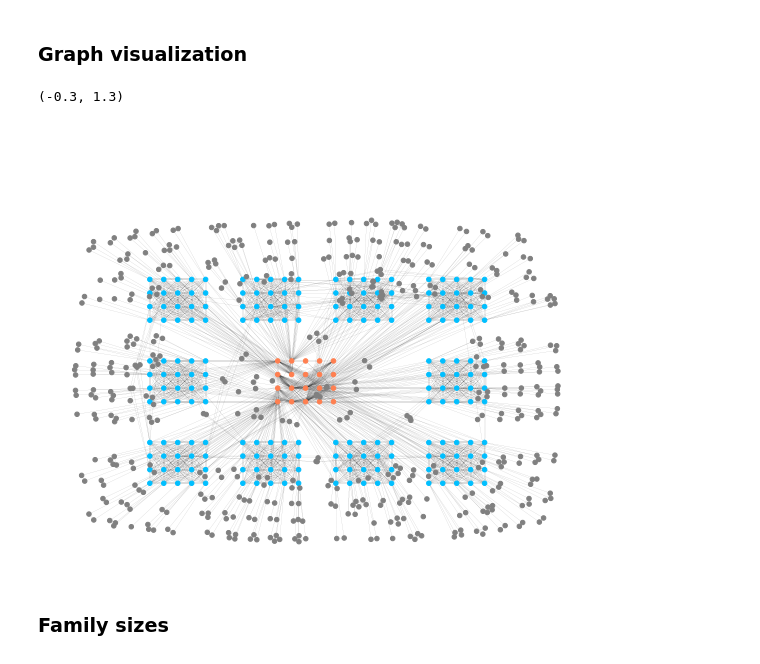
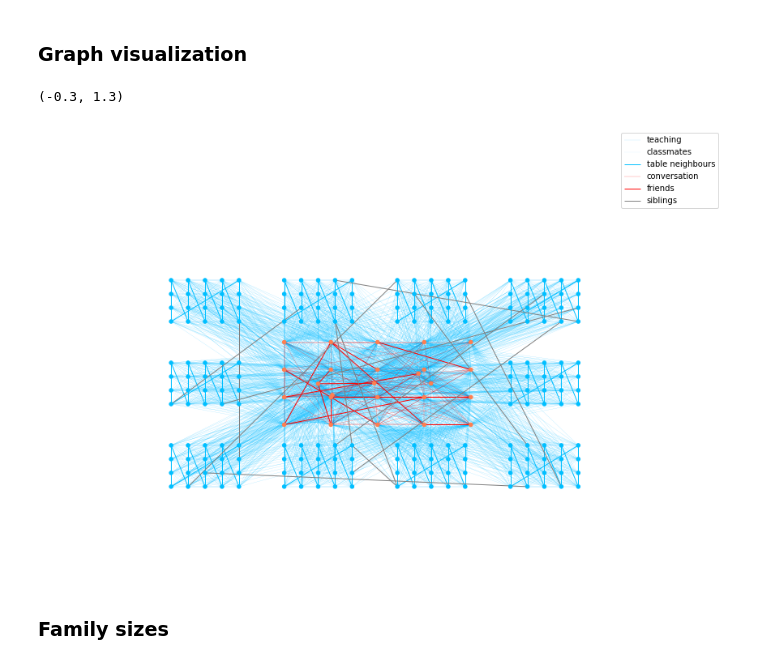
Before and after one commit to JanaLasser/agent_based_COVID_SEIRX, a Jupyter notebook: school/construct_school_network.ipynb, the cells around one changed output. Drawn from its saved outputs; the diff is of its cells as text; code cells hidden in the pictures.

```diff
--- a/school/construct_school_network.ipynb
+++ b/school/construct_school_network.ipynb
@@ -403,6 +406,8 @@ class_x_sep = 0.2/3
 class_height = 0.2
 N_horizontal = 5
 N_vertical = 4
+
+N_teachers = csn.get_N_teachers(school_type, N_classes)
 
 # bottom row of classes
 student_counter = 1
@@ -446,9 +451,13 @@ for c in range(7, 11):
 teacher_counter = 1
 for x in range(0, N_horizontal):
     for y in range(0, N_vertical):
-        x_pos = class_width * 1.5 + x * class_width / N_horizontal + \
-            1 * class_x_sep
-        y_pos = 0.3 + y * class_height / N_vertical
+        x_pos = class_width * 0.5 + x * class_width * 2.75 / N_horizontal + \
+            1 * class_x_sep * 2.5
+        y_pos = 0.225 + y * class_height * 2 / N_vertical
         fixed_pos.update({'t{}'.format(teacher_counter):(x_pos, y_pos)})
         teacher_counter += 1
+        if teacher_counter > N_teachers:
+            break
+    if teacher_counter > N_teachers:
+        break
 # %%
@@ -456,26 +464,53 @@ N_teachers = N_classes * 2
 students = node_list[node_list['type'] == 'student']['ID'].values
 teachers = node_list[node_list['type'] == 'teacher']['ID'].values
 family_members = node_list[node_list['type'] == 'family_member']['ID'].values
-# %%
-fig, ax = plt.subplots(figsize=(10, 8))
-# generate random positions for family members (students & teachers are fixed)
-pos = nx.spring_layout(G, pos=fixed_pos, fixed=fixed_pos.keys())
-
-node_color = ['DeepSkyBlue'] * len(students)
-node_color.extend(['Coral'] * len(teachers))
-node_color.extend(['grey'] * len(family_members))
-
-all_nodes = list(students)
-all_nodes.extend(list(teachers))
-all_nodes.extend(list(family_members))
-
-nx.draw(G, pos, node_size=20, ax=ax, width = 0.05, nodelist=all_nodes, \
-       node_color = node_color)
-ax.set_ylim(-0.3, 1.3)
-ax.set_xlim(-0.3, 1.3)
-# %% [output]
-(-0.3, 1.3)
-[figure, removed]
+# %%
+fig, ax = plt.subplots(figsize=(15, 10))
+# generate random positions for family members (students & teachers are fixed)
+pos = nx.spring_layout(G, pos=fixed_pos, fixed=fixed_pos.keys())
+
+node_color = ['DeepSkyBlue'] * len(students)
+node_color.extend(['Coral'] * len(teachers))
+#node_color.extend(['grey'] * len(family_members))
+
+all_nodes = list(students)
+all_nodes.extend(list(teachers))
+#all_nodes.extend(list(family_members))
+
+nx.draw(G, pos, node_size=20, ax=ax, width = 0, nodelist=all_nodes, \
+       node_color = node_color)
+
+edgelist = [(u, v) for u, v, e in G.edges(data=True) if e['link_type'] == 'daycare_supervision_teacher_student']
+nx.draw_networkx_edges(G, pos, edgelist, ax=ax, width=0.1, edge_color='green', label='daycare supervision')
+edgelist = [(u, v) for u, v, e in G.edges(data=True) if e['link_type'] == 'teaching_teacher_student']
+nx.draw_networkx_edges(G, pos, edgelist, ax=ax, width=0.1, edge_color='DeepSkyBlue', label='teaching')
+
+edgelist = [(u, v) for u, v, e in G.edges(data=True) if e['link_type'] == 'student_student_daycare']
+nx.draw_networkx_edges(G, pos, edgelist, ax=ax, width=0.05, edge_color='orange', label='daycare mates')
+
+edgelist = [(u, v) for u, v, e in G.edges(data=True) if e['link_type'] == 'student_student_intra_class']
+nx.draw_networkx_edges(G, pos, edgelist, ax=ax, width=0.05, edge_color='DeepSkyBlue', label='classmates')
+edgelist = [(u, v) for u, v, e in G.edges(data=True) if e['link_type'] == 'student_student_table_neighbour']
+nx.draw_networkx_edges(G, pos, edgelist, ax=ax, width=1, edge_color='DeepSkyBlue', label='table neighbours')
+
+edgelist = [(u, v) for u, v, e in G.edges(data=True) if e['link_type'] == 'teacher_teacher_short']
+nx.draw_networkx_edges(G, pos, edgelist, ax=ax, width=0.2, edge_color='red', label='conversation')
+edgelist = [(u, v) for u, v, e in G.edges(data=True) if e['link_type'] == 'teacher_teacher_long']
+nx.draw_networkx_edges(G, pos, edgelist, ax=ax, width=1, edge_color='red', label='friends')
+edgelist = [(u, v) for u, v, e in G.edges(data=True) if e['link_type'] == 'teacher_teacher_daycare_supervision']
+nx.draw_networkx_edges(G, pos, edgelist, ax=ax, width=1, edge_color='violet', label='team daycare supervision')
+
+edgelist = [(u, v) for u, v, e in G.edges(data=True) if e['contact_type'] == 'close' and \
+                                                       G.nodes[u]['type'] == 'student' and \
+                                                       G.nodes[v]['type'] == 'student']
+nx.draw_networkx_edges(G, pos, edgelist, ax=ax, width=1, edge_color='grey', label='siblings')
+ax.legend()
+
+ax.set_ylim(-0.3, 1.3)
+ax.set_xlim(-0.3, 1.3)
+# %% [output]
+(-0.3, 1.3)
+[figure, added]
 # %% [markdown]
 ### Family sizes
 # %%
```
Also changed, not shown: parts of 17 cells of this notebook, 1 other file.
